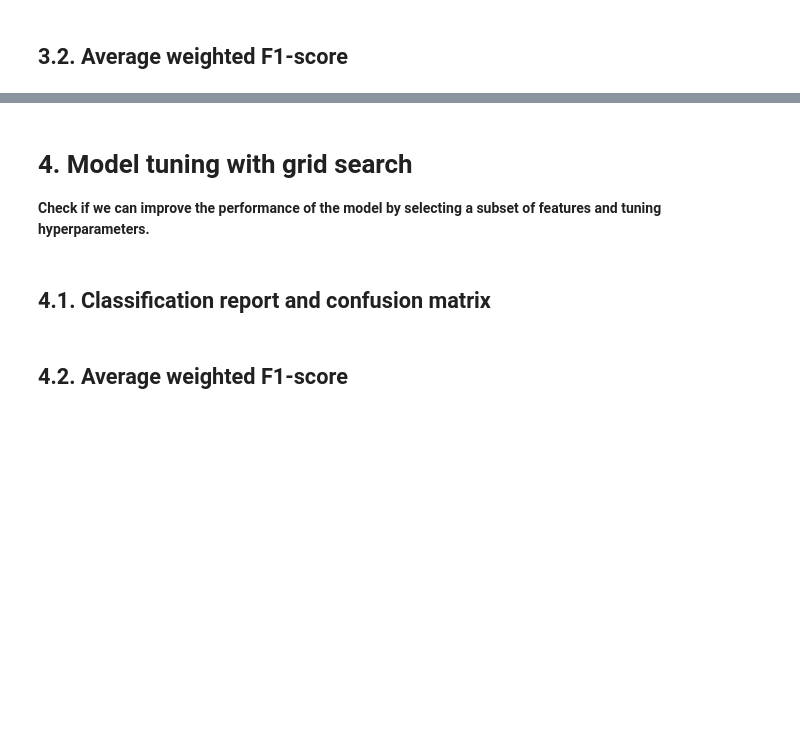
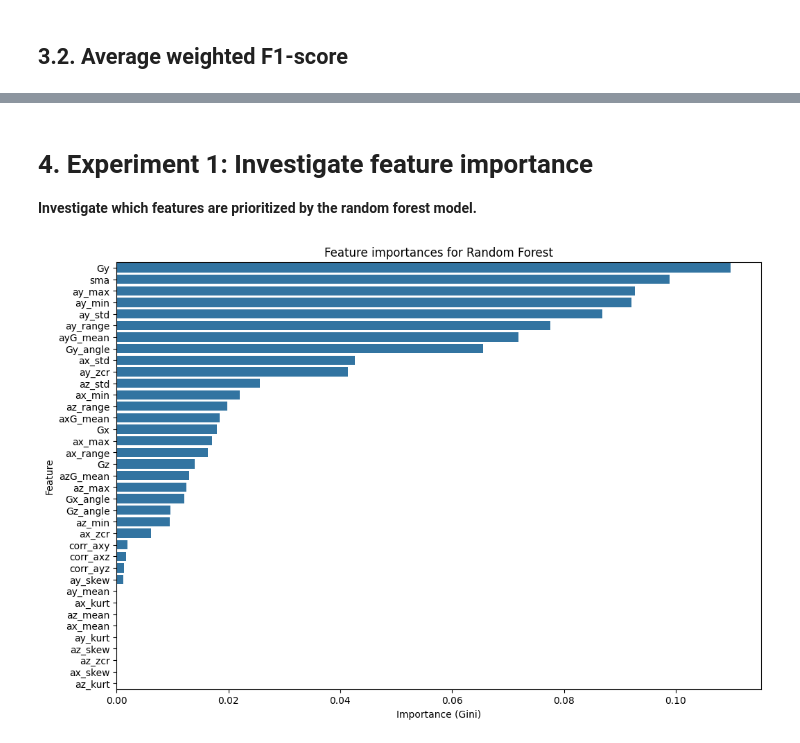
Before and after one commit to COEN498-691-PROJECT/ML_project, a Jupyter notebook: models/notebooks/random_forest.ipynb, the cells around one changed output, grey strips where cells are left out. Drawn from its saved outputs; the diff is of its cells as text; code cells hidden in the pictures; blank space fills up the shorter version.

Commit message:
investigate rf feature importance

```diff
--- a/models/notebooks/random_forest.ipynb
+++ b/models/notebooks/random_forest.ipynb
@@ -150,10 +167,15 @@ Average weighted F1-score: 0.9964
 # %% [markdown]
-# 4. Model tuning with grid search
-**Check if we can improve the performance of the model by selecting a subset of features and tuning hyperparameters.**
+# 4. Experiment 1: Investigate feature importance
+**Investigate which features are prioritized by the random forest model.**
 # %%
-parameter_grid = {
-}
+ft_importances = rf.feature_importances_
+ft_importance_df = pd.DataFrame({'Feature': feature_columns, 'Importance': ft_importances})
+ft_importance_df = ft_importance_df.sort_values(by='Importance', ascending=False)
+plt.figure(figsize=(12, 8))
+sns.barplot(x='Importance', y='Feature', data=ft_importance_df)
+plt.title('Feature importances for Random Forest')
+plt.xlabel('Importance (Gini)')
+plt.ylabel('Feature')
+plt.show()
+# %% [output]
+[figure, added]
-# %% [markdown]
-## 4.1. Classification report and confusion matrix
-# %% [markdown]
-## 4.2. Average weighted F1-score
```
Also changed, not shown: parts of 14 cells of this notebook.
